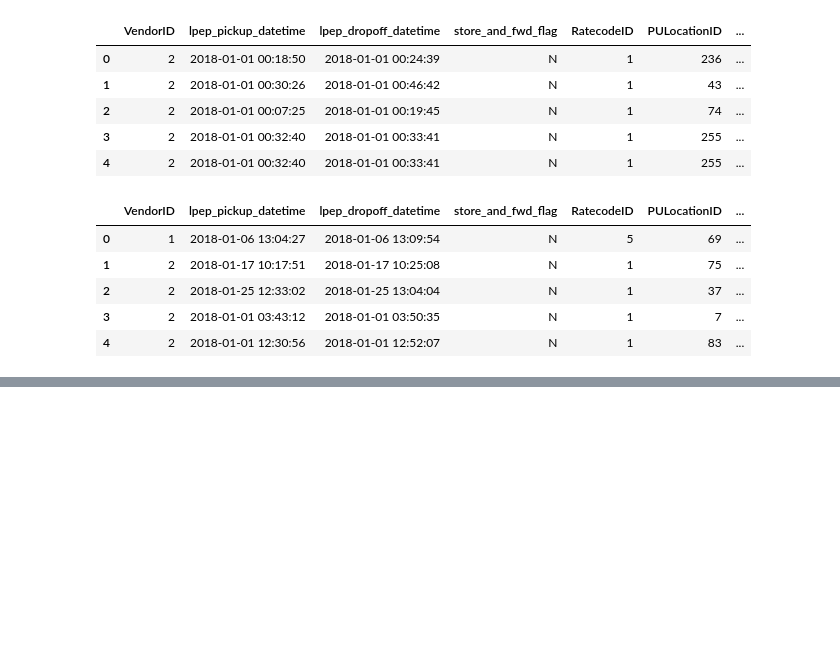
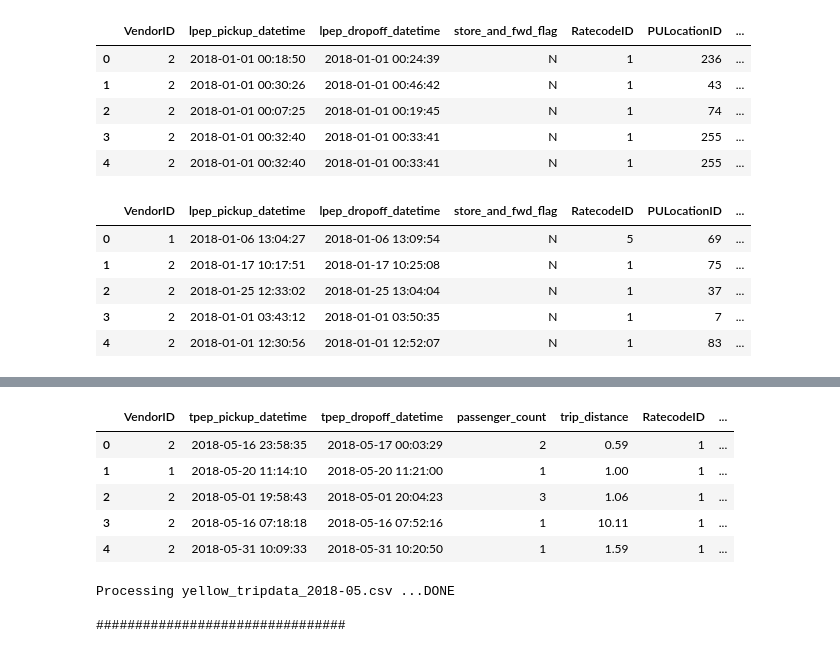
Before and after one commit to sslakkimsetty/NYC-Taxi-Data-Analysis, a Jupyter notebook: preprocessing/1data_import/taxi_data_import.ipynb, the cells around one changed output, grey strips where cells are left out. Saved outputs shown, nothing was run; the diff lists cells and outputs as text; code cells hidden in the pictures; blank space fills up the shorter version.

```diff
--- a/preprocessing/1data_import/taxi_data_import.ipynb
+++ b/preprocessing/1data_import/taxi_data_import.ipynb
@@ -288,0 +330,67 @@ data_samp.head()
+# %%
+data_samp = pd.read_csv(os.getcwd() + '/sampled_data/yellow/' + fname)
+data_samp.head()
+# %% [output]
+|  | VendorID | tpep_pickup_datetime | tpep_dropoff_datetime | passenger_count | trip_distance | RatecodeID | ... |
+| 0 | 2 | 2018-05-16 23:58:35 | 2018-05-17 00:03:29 | 2 | 0.59 | 1 | ... |
+| 1 | 1 | 2018-05-20 11:14:10 | 2018-05-20 11:21:00 | 1 | 1.00 | 1 | ... |
+| 2 | 2 | 2018-05-01 19:58:43 | 2018-05-01 20:04:23 | 3 | 1.06 | 1 | ... |
+| 3 | 2 | 2018-05-16 07:18:18 | 2018-05-16 07:52:16 | 1 | 10.11 | 1 | ... |
+| 4 | 2 | 2018-05-31 10:09:33 | 2018-05-31 10:20:50 | 1 | 1.59 | 1 | ... |
+# %%
+fpath = '/Users/sai/Downloads/'
+fname = url.split('/')[-1]
+r = requests.get(url)
+
+# Download the .csv file
+# with open('/Users/sai/Downloads/' + fname, 'wb') as file:
+#     file.write(r.content)
+
+# Read in the .csv and sample
+with open(fpath+fname, 'r') as file:
+    header = file.readline()
+#     print('header:\n'+header)
+    first_line = file.readline()
+
+    while first_line.isspace():
+        first_line = file.readline()
+
+#     print('first_line:\n'+first_line)
+
+n_header = len(header.split(','))
+n_first = len(first_line.split(','))
+
+# print(str(n_header)+'\n'+str(n_first))
+n_commas = n_first - n_header
+
+colnames = header.split(',')
+colnames[-1] = colnames[-1][:-1]
+
+buffer = list(string.ascii_uppercase)
+
+for i in range(n_commas):
+    colnames.append(buffer.pop(0))
+
+cols_to_drop = list(set(list(string.ascii_uppercase)) - set(buffer))
+
+
+# csv_data = pd.read_csv('~/Downloads/' + fname)
+csv_data = pd.read_csv(fpath+fname, skiprows=1, nrows=100,
+                       header=None, names=colnames)
+
+csv_data = csv_data.drop(cols_to_drop, axis=1)
+# data.head()
+
+sample_df = csv_data.sample(frac=0.1, random_state=0)
+
+# Write data to .csv
+sample_df.to_csv(os.getcwd() + '/sampled_data/yellow/' + fname, index=False)
+
+# Remove original file
+# os.remove('/Users/sai/Downloads/' + fname)
+print('\nProcessing ' + fname + ' ...DONE')
+print('\n################################\n')
+# %% [output]
+Processing yellow_tripdata_2018-05.csv ...DONE
+
+################################
```
Also changed, not shown: parts of 6 cells of this notebook, 1 other file.
